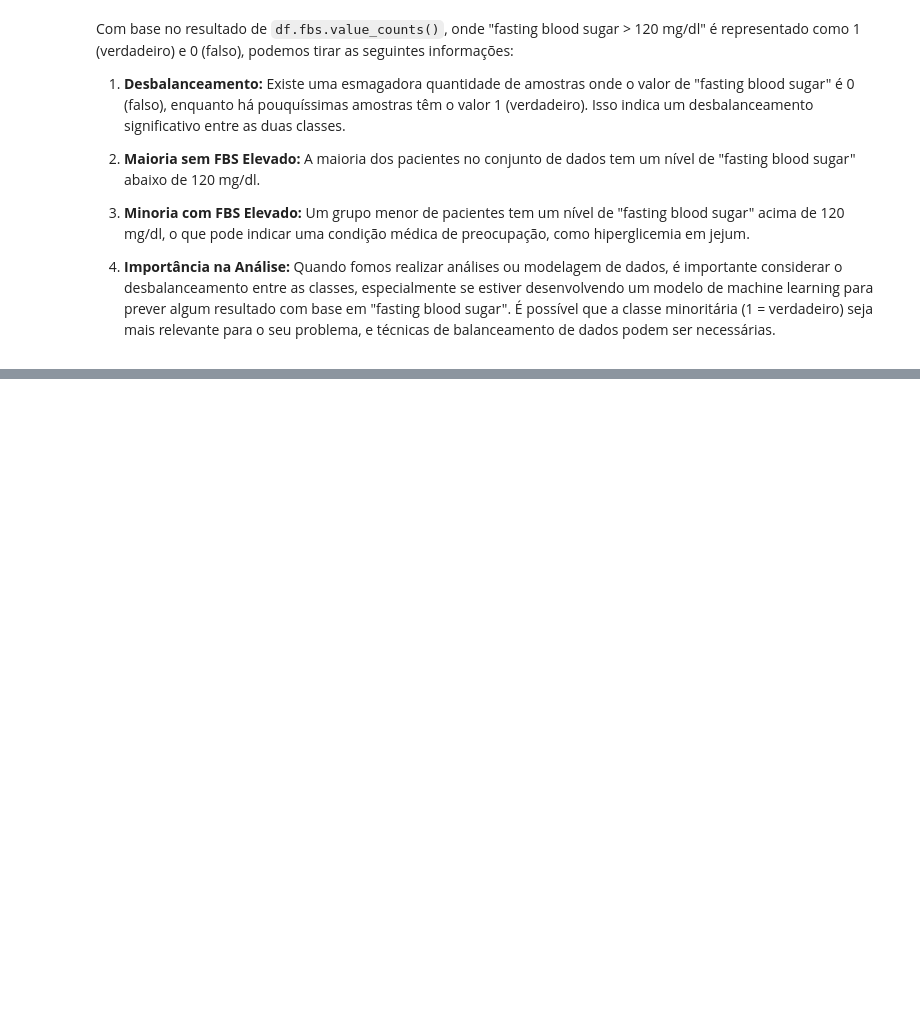
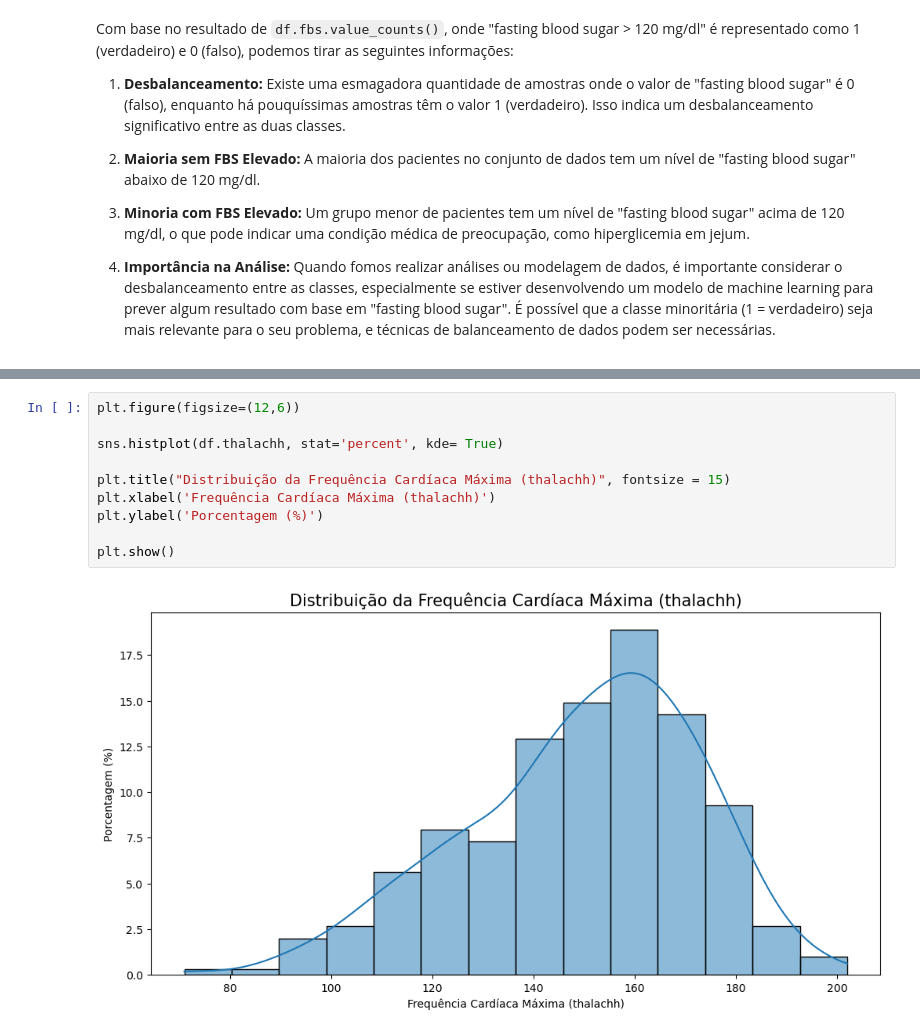
Before and after one commit to opablodantas/Predicting-Heart-Attack-Risk, a Jupyter notebook: Análise_Heart_Attack.ipynb, the cells around one changed output, grey strips where cells are left out. Cells and saved outputs as stored; diff of their text form; blank space fills up the shorter version.

```diff
--- a/Análise_Heart_Attack.ipynb
+++ b/Análise_Heart_Attack.ipynb
@@ -489,0 +567,12 @@ Name: restecg, dtype: int64
+# %%
+plt.figure(figsize=(12,6))
+
+sns.histplot(df.thalachh, stat='percent', kde= True)
+
+plt.title("Distribuição da Frequência Cardíaca Máxima (thalachh)", fontsize = 15)
+plt.xlabel('Frequência Cardíaca Máxima (thalachh)')
+plt.ylabel('Porcentagem (%)')
+
+plt.show()
+# %% [output]
+[figure, added]
```
Also changed, not shown: parts of 22 cells of this notebook.
